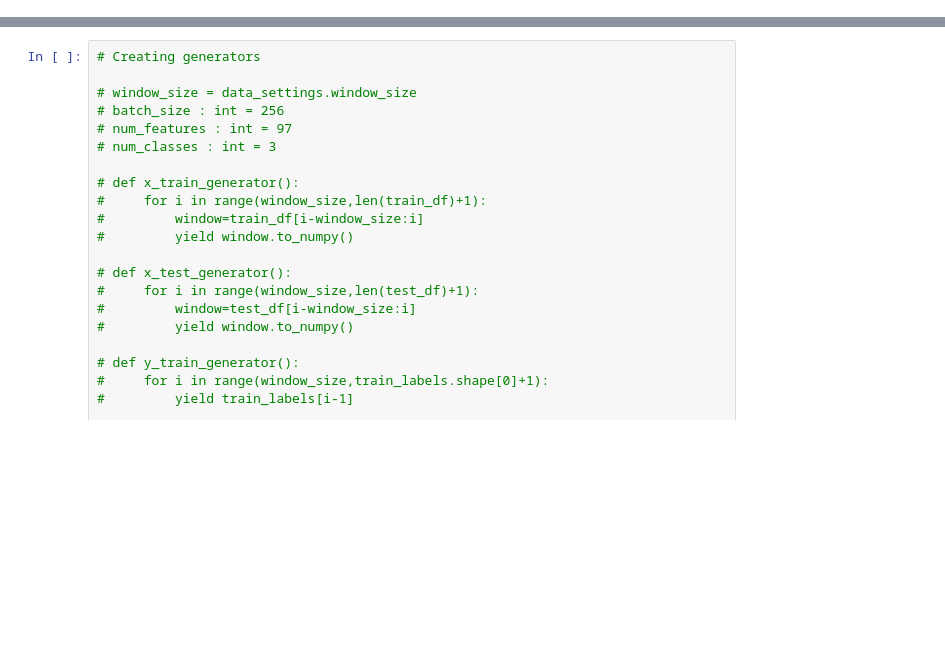
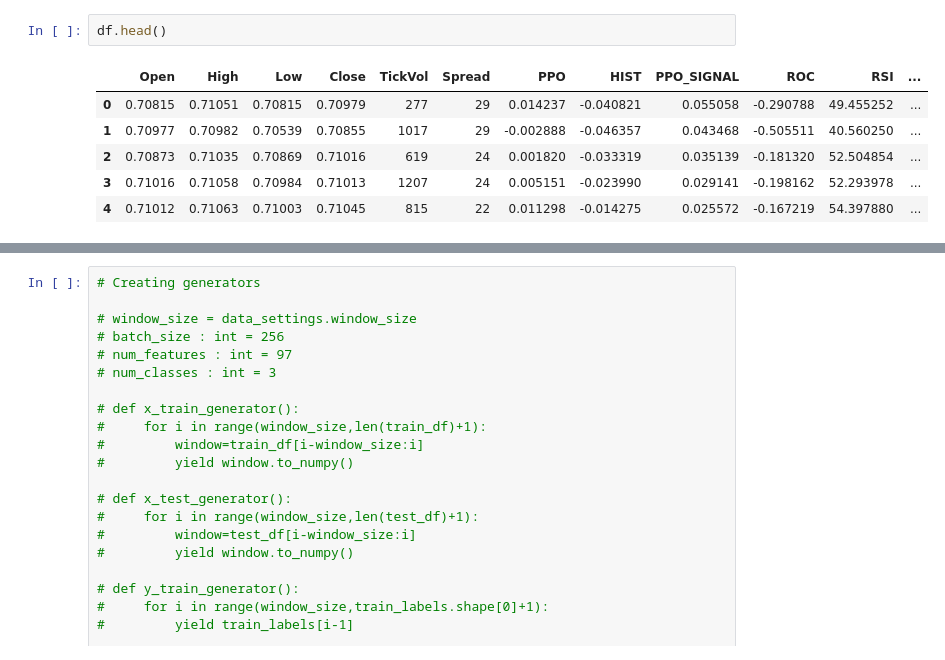
Before and after one commit to slickmorty/bos, a Jupyter notebook: model.ipynb, the cells around one changed output, grey strips where cells are left out. Drawn from its saved outputs; the diff is of its cells as text; blank space fills up the shorter version.

```diff
--- a/model.ipynb
+++ b/model.ipynb
@@ -7,0 +119,9 @@ import numpy as np
+# %%
+df.head()
+# %% [output]
+|  | Open | High | Low | Close | TickVol | Spread | PPO | HIST | PPO_SIGNAL | ROC | RSI | ... |
+| 0 | 0.70815 | 0.71051 | 0.70815 | 0.70979 | 277 | 29 | 0.014237 | -0.040821 | 0.055058 | -0.290788 | 49.455252 | ... |
+| 1 | 0.70977 | 0.70982 | 0.70539 | 0.70855 | 1017 | 29 | -0.002888 | -0.046357 | 0.043468 | -0.505511 | 40.560250 | ... |
+| 2 | 0.70873 | 0.71035 | 0.70869 | 0.71016 | 619 | 24 | 0.001820 | -0.033319 | 0.035139 | -0.181320 | 52.504854 | ... |
+| 3 | 0.71016 | 0.71058 | 0.70984 | 0.71013 | 1207 | 24 | 0.005151 | -0.023990 | 0.029141 | -0.198162 | 52.293978 | ... |
+| 4 | 0.71012 | 0.71063 | 0.71003 | 0.71045 | 815 | 22 | 0.011298 | -0.014275 | 0.025572 | -0.167219 | 54.397880 | ... |
```
Also changed, not shown: parts of 28 cells of this notebook.
